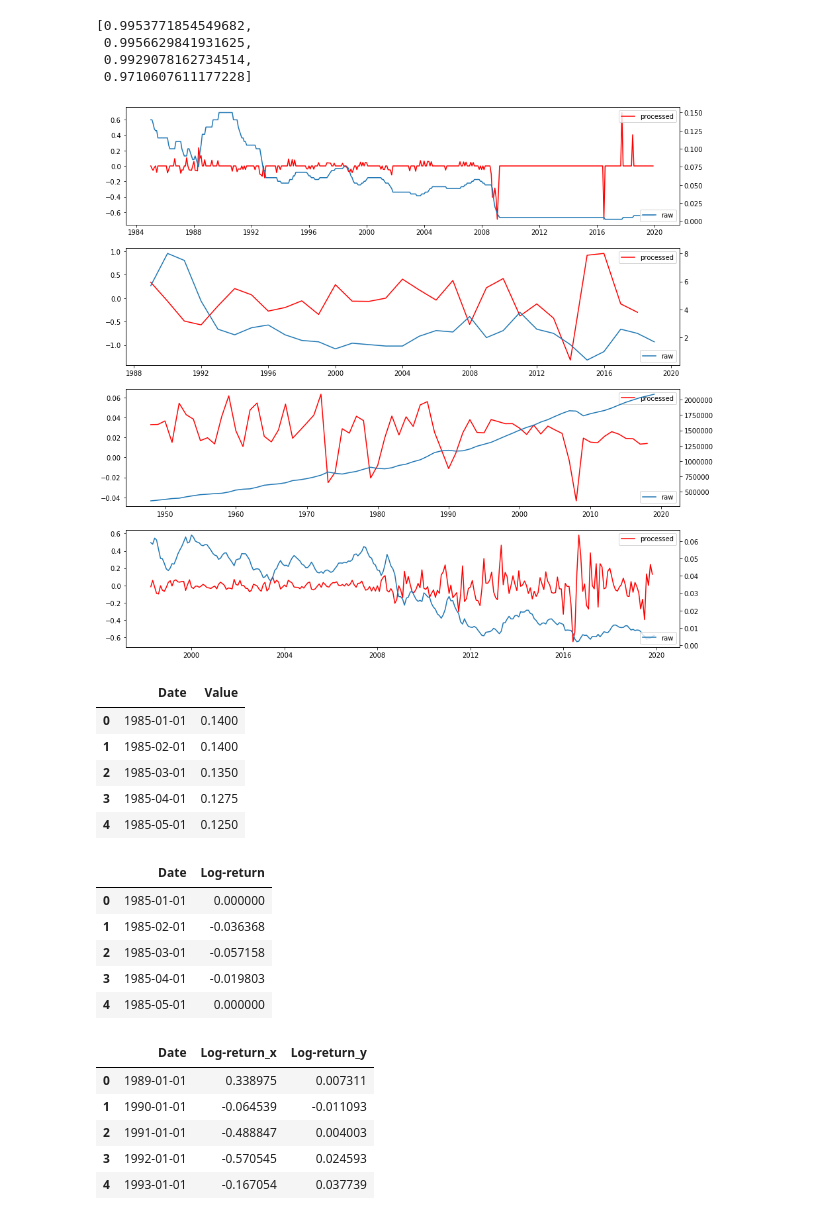
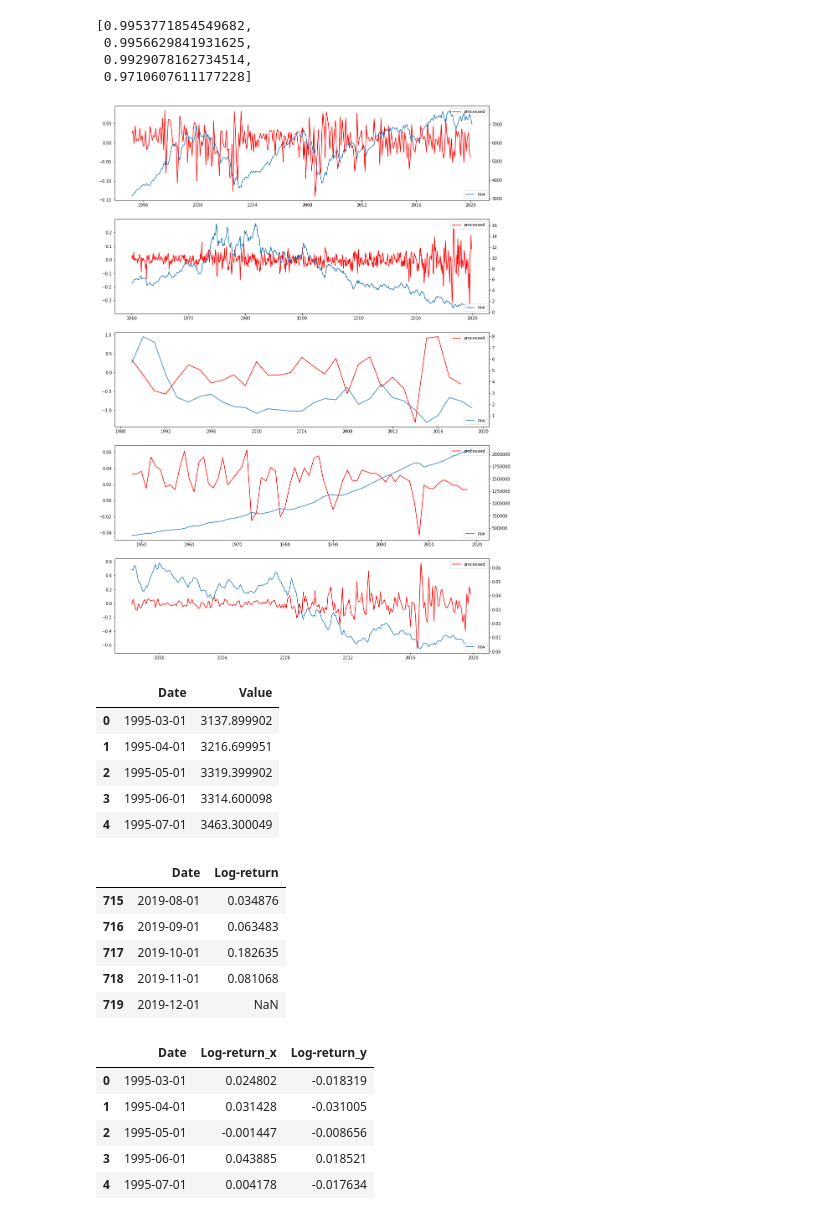
Before and after one commit to huddyyeo/LSE_practitioners_challenge, a Jupyter notebook: Code/data_environment_and_testing.ipynb, the cells around one changed output. Cells and saved outputs as stored; diff of their text form; code cells hidden in the pictures.

```diff
--- a/Code/data_environment_and_testing.ipynb
+++ b/Code/data_environment_and_testing.ipynb
@@ -155,9 +155,10 @@ class data_environment(object):
 #Test all data. This is done by writing a list of all the links, a list of the data types 0,1 and a list of the date formats
 #Risk factors are: Yield, Interest rates, Inflation, GDP Growth, Risk free rate, Mortality
 main='https://raw.githubusercontent.com/huddyyeo/LSE_practitioners_challenge/master/Data/'
-yieldd=''#to be added
-interest_rates='UK_interest_rates_lending_data.csv'
-interest_rates_format='%b-%y'
+yieldd='UK_gilt_yield_data.csv'
+yield_format='%Y-%m-%d'
+ftse='FTSE100_closing_data.csv'
+ftse_format='%d/%m/%Y'
 inflation='UK_inflation_data.csv'
 inflation_format='%Y'
 gdp='UK_GDP_data.csv'
@@ -165,59 +166,59 @@ gdp_format='%Y'
 risk_free_rate='UK_risk_free_rate_data.csv'
 risk_free_rate_format=''
 
-url_list=[interest_rates,inflation,gdp,risk_free_rate]
-data_type=[1,1,1,1]
-date_format=[interest_rates_format,inflation_format,gdp_format,risk_free_rate_format]
+url_list=[ftse,yieldd,inflation,gdp,risk_free_rate]
+data_type=[1,1,1,1,1]
+date_format=[ftse_format,yield_format,inflation_format,gdp_format,risk_free_rate_format]
 
 #creation of our data environment
 data_env=data_environment(main,url_list,data_type,date_format)
 # %%
-plt.figure(figsize=[15,15])
-for i in range(4):
-  ax1=plt.subplot(4,1,i+1)
+plt.figure(figsize=[16,24])
+for i in range(5):
+  ax1=plt.subplot(5,1,i+1)
   plt.plot(data_env.data[i].loc[:,'Date'],data_env.data[i].loc[:,'Log-return'],label='processed',color='r')
   plt.legend(loc='upper right')
 
   ax2 = ax1.twinx()
   plt.plot(data_env.raw_data[i].Date,data_env.raw_data[i].Value,label='raw')
   plt.legend(loc='lower right')
 # %% [output]
-[figure, old version]
+[figure, new version]
 # %%
 #raw data
 data_env.raw_data[0].head()
 # %% [output]
 |  | Date | Value |
-| 0 | 1985-01-01 | 0.1400 |
-| 1 | 1985-02-01 | 0.1400 |
-| 2 | 1985-03-01 | 0.1350 |
-| 3 | 1985-04-01 | 0.1275 |
-| 4 | 1985-05-01 | 0.1250 |
+| 0 | 1995-03-01 | 3137.899902 |
+| 1 | 1995-04-01 | 3216.699951 |
+| 2 | 1995-05-01 | 3319.399902 |
+| 3 | 1995-06-01 | 3314.600098 |
+| 4 | 1995-07-01 | 3463.300049 |
 # %%
 #processed log-return data
-data_env.data[0].head()
+data_env.data[1].tail()
 # %% [output]
 |  | Date | Log-return |
-| 0 | 1985-01-01 | 0.000000 |
-| 1 | 1985-02-01 | -0.036368 |
-| 2 | 1985-03-01 | -0.057158 |
-| 3 | 1985-04-01 | -0.019803 |
-| 4 | 1985-05-01 | 0.000000 |
+| 715 | 2019-08-01 | 0.034876 |
+| 716 | 2019-09-01 | 0.063483 |
+| 717 | 2019-10-01 | 0.182635 |
+| 718 | 2019-11-01 | 0.081068 |
+| 719 | 2019-12-01 | NaN |
 # %%
 #resample all data into Monthly, combines all the datasets and downloads them
 data_env.resample_download_all(frequency='M')
 # %%
 #consolidating our data, in this case with yield and inflation data
-df=pd.merge(data_env.data[1],data_env.data[2],on='Date',how='outer')
+df=pd.merge(data_env.data[0],data_env.data[1],on='Date',how='outer')
 df=df.dropna()
 df.head()
 # %% [output]
 |  | Date | Log-return_x | Log-return_y |
-| 0 | 1989-01-01 | 0.338975 | 0.007311 |
-| 1 | 1990-01-01 | -0.064539 | -0.011093 |
-| 2 | 1991-01-01 | -0.488847 | 0.004003 |
-| 3 | 1992-01-01 | -0.570545 | 0.024593 |
-| 4 | 1993-01-01 | -0.167054 | 0.037739 |
+| 0 | 1995-03-01 | 0.024802 | -0.018319 |
+| 1 | 1995-04-01 | 0.031428 | -0.031005 |
+| 2 | 1995-05-01 | -0.001447 | -0.008656 |
+| 3 | 1995-06-01 | 0.043885 | 0.018521 |
+| 4 | 1995-07-01 | 0.004178 | -0.017634 |
 # %%
 #plotting rolling correlations of 6 months
 corr_data=roll_corr(df.loc[:,'Log-return_x'].values,df.loc[:,'Log-return_y'].values,6)
```
Also changed, not shown: parts of 4 cells of this notebook, 1 other file.
